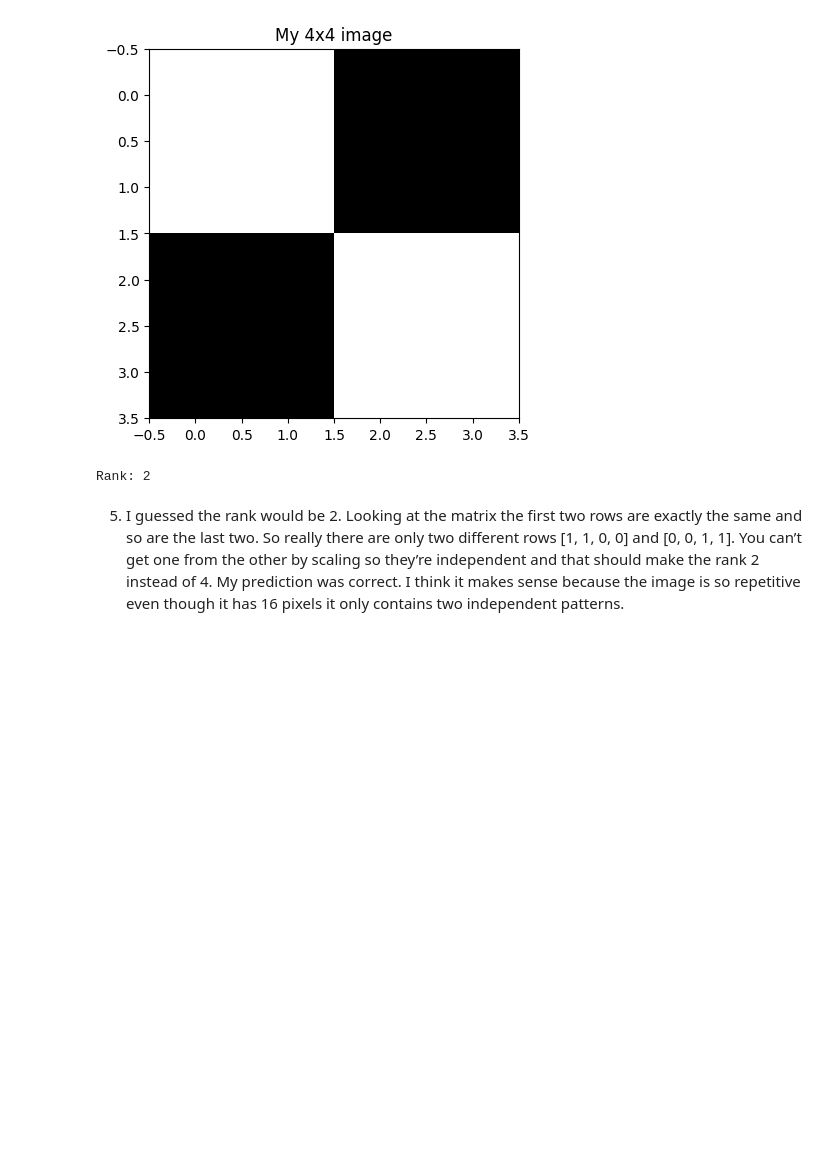
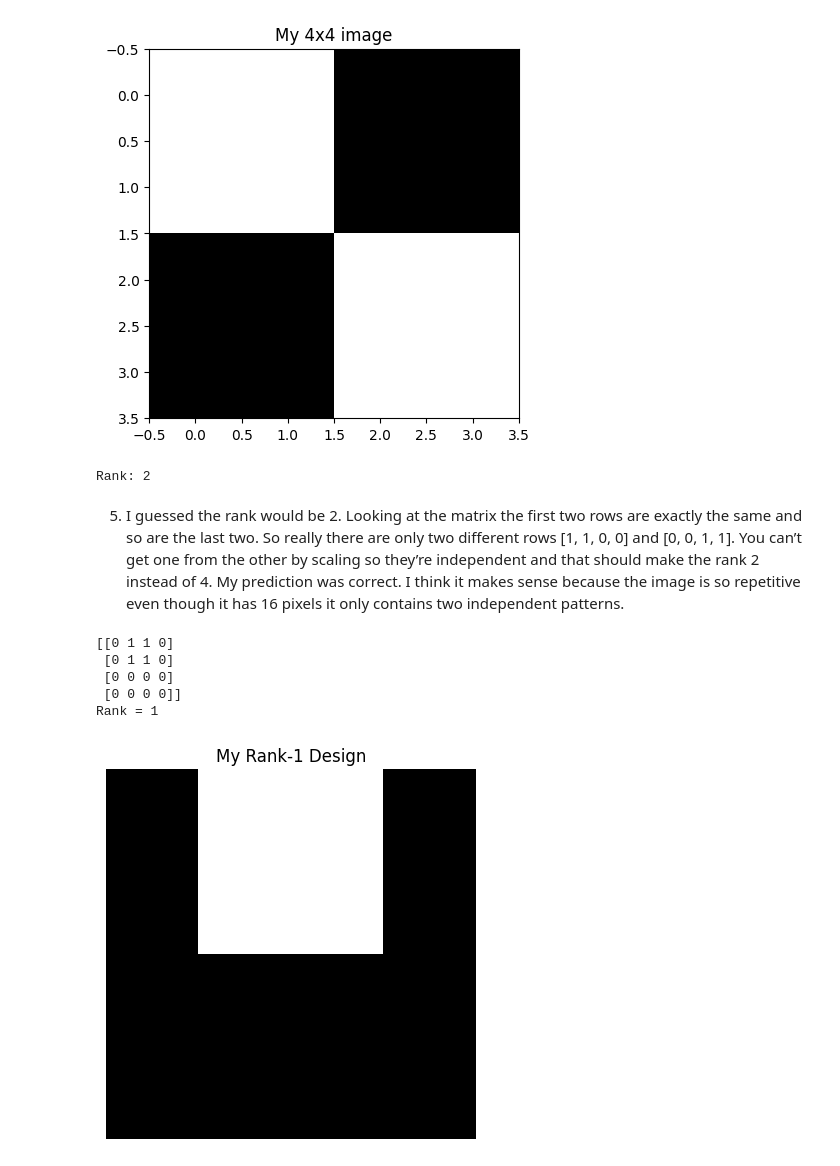
Before and after one commit to Drew-CSE/svd-image-transformation, a Jupyter notebook: notebooks/01_image_as_matrix.ipynb, the cells around one changed output. Drawn from its saved outputs; the diff is of its cells as text; code cells hidden in the pictures; blank space fills up the shorter version.

```diff
--- a/notebooks/01_image_as_matrix.ipynb
+++ b/notebooks/01_image_as_matrix.ipynb
@@ -279,3 +288,23 @@ Rank: 2
 # %% [markdown]
 5. I guessed the rank would be 2. Looking at the matrix the first two rows are exactly the same and so are the last two. So really there are only two different rows [1, 1, 0, 0] and [0, 0, 1, 1]. You can’t get one from the other by scaling so they’re independent and that should make the rank 2 instead of 4.
 My prediction was correct. I think it makes sense because the image is so repetitive even though it has 16 pixels it only contains two independent patterns.
+# %%
+u = np.array([1, 1, 0, 0])
+v = np.array([0, 1, 1, 0])
+
+design = np.outer(u, v)
+
+print(design)
+print("Rank =", np.linalg.matrix_rank(design))
+
+plt.imshow(design, cmap="gray", vmin=0, vmax=1)
+plt.title("My Rank-1 Design")
+plt.axis("off")
+plt.show()
+# %% [output]
+[[0 1 1 0]
+ [0 1 1 0]
+ [0 0 0 0]
+ [0 0 0 0]]
+Rank = 1
+[figure, added]
```
Also changed, not shown: parts of 6 cells of this notebook.
